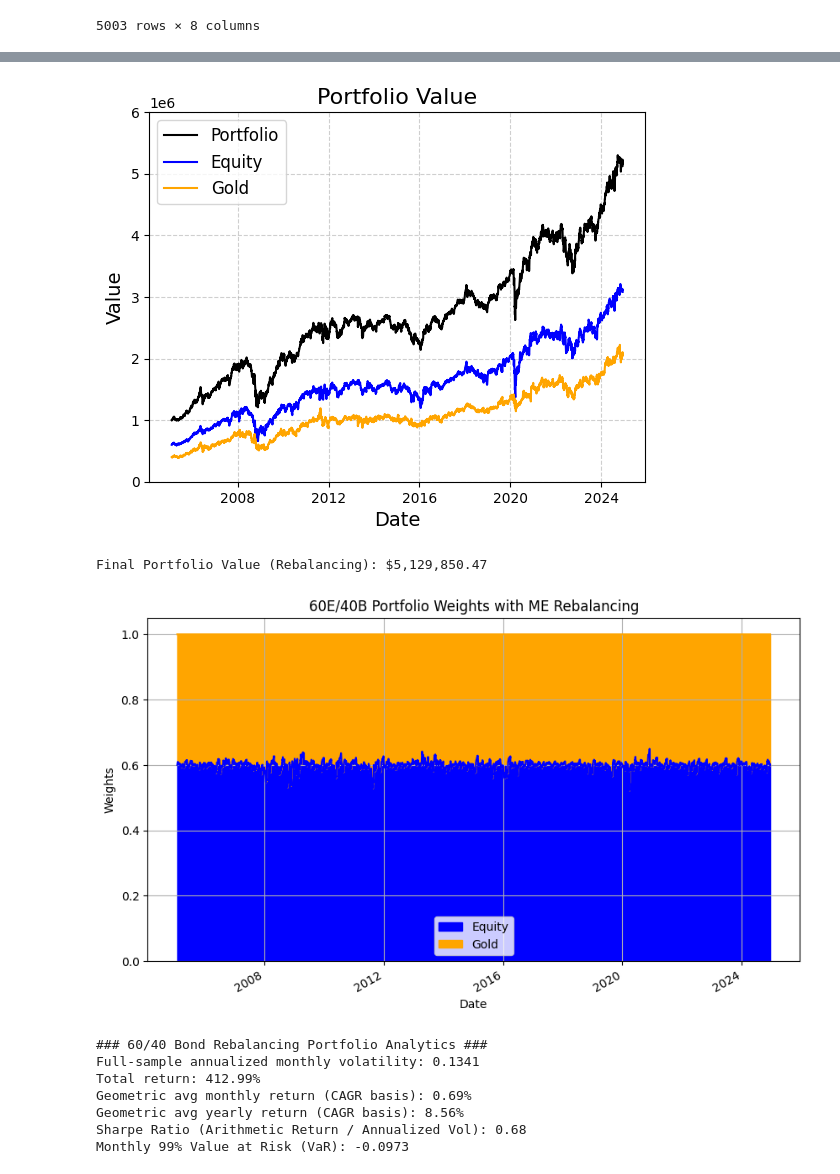
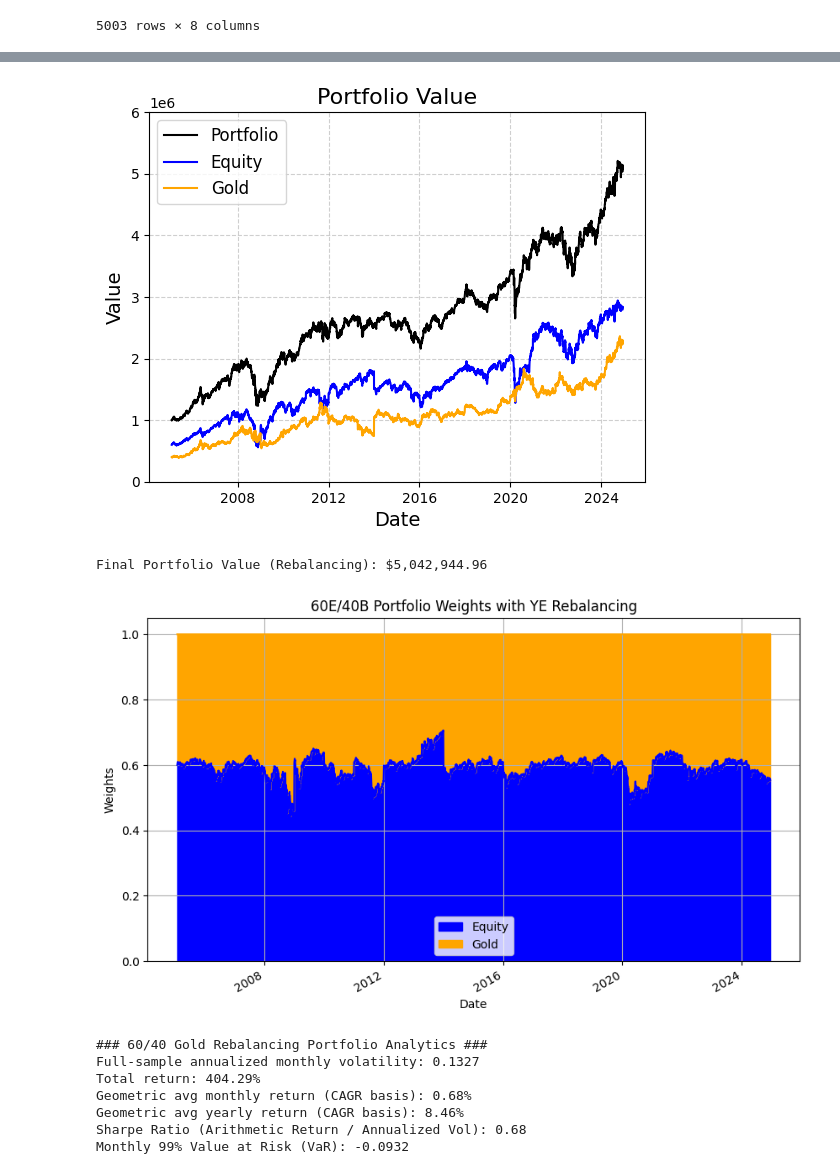
Before and after one commit to plaishev/asset_mgmt_seminar, a Jupyter notebook: 60E_40G.ipynb, the cells around one changed output, grey strips where cells are left out. Saved outputs shown, nothing was run; the diff lists cells and outputs as text; code cells hidden in the pictures.

```diff
--- a/60E_40G.ipynb
+++ b/60E_40G.ipynb
@@ -165,8 +238,8 @@ Monthly 99% Value at Risk (VaR): -0.0970
 # %%
-#### 60/40 Gold Rebalancing Portfolio Construction ####
+#### 60/40 Gold Rebalancing Portfolio Construction #### old
 
 # Define rebalancing frequency
-n_frequency_rebalancing = 'ME'  # 'ME' = monthly, 'QE' = quarterly, 'YE' = yearly
+n_frequency_rebalancing = 'YE'  # 'ME' = monthly, 'QE' = quarterly, 'YE' = yearly
 
 # Define asset-class weights
 asset_class_weights_rebalancing = {
@@ -277,38 +350,38 @@ colors = {
 #    'Bonds': 'green',
     'Gold': 'orange',
 }
 for column in portfolio_value_rebalancing.columns:
     plt.plot(portfolio_value_rebalancing.index, portfolio_value_rebalancing[column], label=column, color=colors[column])
 
 # Add labels, title, and legend
 plt.title("Portfolio Value", fontsize=16)
 plt.xlabel("Date", fontsize=14)
 plt.ylabel("Value", fontsize=14)
 plt.ylim(0, 6000000)
 plt.legend(fontsize=12, loc='upper left')
 plt.grid(True, linestyle='--', alpha=0.6)
 plt.show()
 
 # Print final portfolio value
 print(f"Final Portfolio Value (Rebalancing): ${portfolio_value_rebalancing.iloc[-1]['Portfolio']:,.2f}")
 
 
 portfolio_weights = pd.concat([equity_weights, gold_weights], axis=1)
 portfolio_weights.rename(columns={list(portfolio_weights)[0]:'Equity',
                                   list(portfolio_weights)[1]:'Gold'}, inplace=True)
 
 portfolio_weights.plot(figsize=(10, 6), kind='area', stacked=True, color=['blue', 'orange'])
 plt.title(f'60E/40B Portfolio Weights with {n_frequency_rebalancing} Rebalancing')
 plt.xlabel('Date')
 plt.ylabel('Weights')
 plt.grid(True)
 plt.show()
 # %% [output]
-[figure, old version]
+[figure, new version]
-Final Portfolio Value (Rebalancing): $5,129,850.47
+Final Portfolio Value (Rebalancing): $5,042,944.96
-[figure, old version]
+[figure, new version]
 # %%
-#### 60/40 Bond Rebalancing Portfolio Analytics ####
+#### 60/40 Gold Rebalancing Portfolio Analytics #### old
 
 # 1) Resample to monthly frequency and calculate monthly returns
 monthly_portfolio_value_rebalancing = portfolio_value_rebalancing.resample('ME').ffill()
@@ -336,7 +409,7 @@ sharpe_ratio_rebalancing = annualized_arithmetic_return_rebalancing / annualized
 VaR_99_rebalancing = monthly_returns_rebalancing.quantile(1 - 0.99)
 
 # 6) Print results
-print("### 60/40 Bond Rebalancing Portfolio Analytics ###")
+print("### 60/40 Gold Rebalancing Portfolio Analytics ###")
 print(f"Full-sample annualized monthly volatility: {annualized_vol_rebalancing:.4f}")
 print(f"Total return: {total_return_rebalancing * 100:.2f}%")
 print(f"Geometric avg monthly return (CAGR basis): {geo_avg_monthly_return_rebalancing * 100:.2f}%")
@@ -344,10 +417,10 @@ print(f"Geometric avg yearly return (CAGR basis): {geo_avg_yearly_return_rebalan
 print(f"Sharpe Ratio (Arithmetic Return / Annualized Vol): {sharpe_ratio_rebalancing:.2f}")
 print(f"Monthly 99% Value at Risk (VaR): {VaR_99_rebalancing:.4f}")
 # %% [output]
-### 60/40 Bond Rebalancing Portfolio Analytics ###
-Full-sample annualized monthly volatility: 0.1341
-Total return: 412.99%
-Geometric avg monthly return (CAGR basis): 0.69%
-Geometric avg yearly return (CAGR basis): 8.56%
+### 60/40 Gold Rebalancing Portfolio Analytics ###
+Full-sample annualized monthly volatility: 0.1327
+Total return: 404.29%
+Geometric avg monthly return (CAGR basis): 0.68%
+Geometric avg yearly return (CAGR basis): 8.46%
 Sharpe Ratio (Arithmetic Return / Annualized Vol): 0.68
-Monthly 99% Value at Risk (VaR): -0.0973
+Monthly 99% Value at Risk (VaR): -0.0932
```
Also changed, not shown: parts of 2 cells of this notebook, 1 other file.
